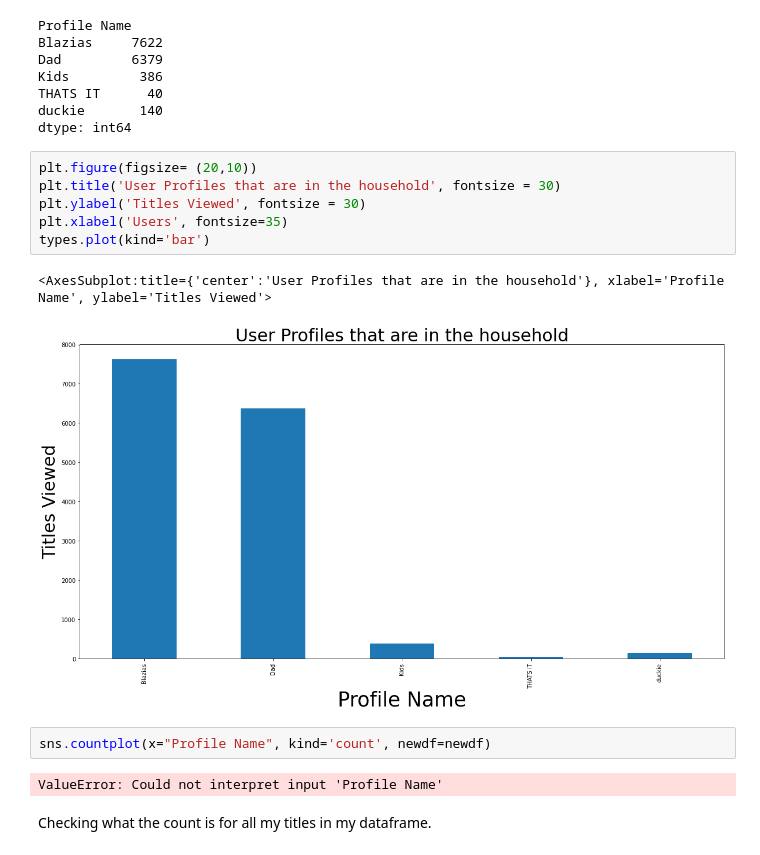
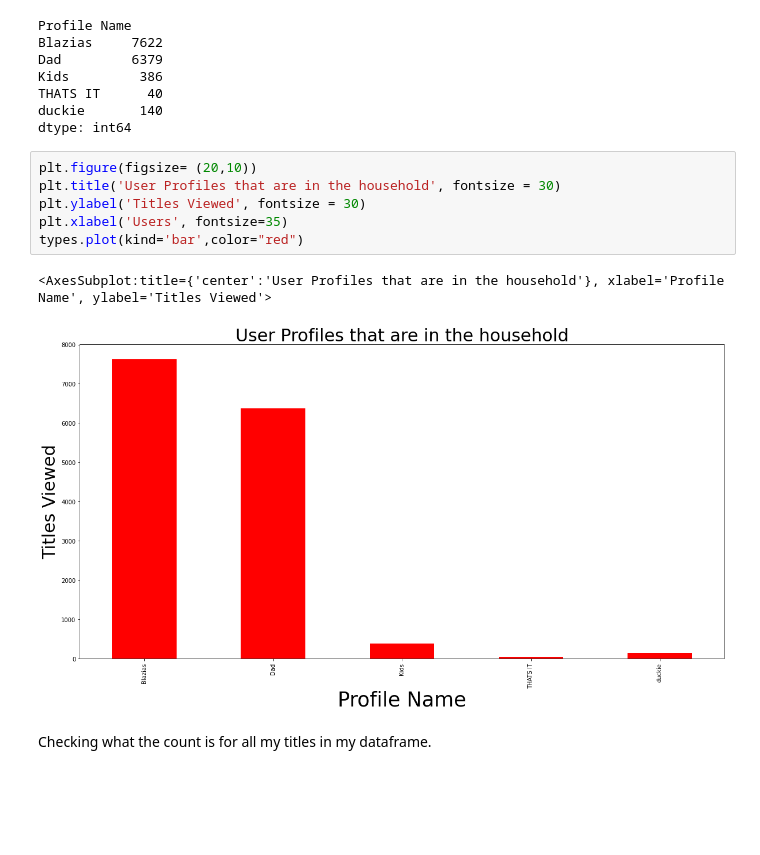
Before and after one commit to darrenc9828/My_Netflix_data_analysis, a Jupyter notebook: My_Netflix_data_analysis.ipynb, the cells around one changed output. Drawn from its saved outputs; the diff is of its cells as text; blank space fills up the shorter version.

```diff
--- a/My_Netflix_data_analysis.ipynb
+++ b/My_Netflix_data_analysis.ipynb
@@ -249,16 +249,12 @@ dtype: int64
 # %%
 plt.figure(figsize= (20,10))
 plt.title('User Profiles that are in the household', fontsize = 30)
 plt.ylabel('Titles Viewed', fontsize = 30)
 plt.xlabel('Users', fontsize=35)
-types.plot(kind='bar')
+types.plot(kind='bar',color="red")
 # %% [output]
 <AxesSubplot:title={'center':'User Profiles that are in the household'}, xlabel='Profile Name', ylabel='Titles Viewed'>
-[figure, old version]
+[figure, new version]
-# %%
-sns.countplot(x="Profile Name", kind='count', newdf=newdf)
-# %% [output]
-ValueError: Could not interpret input 'Profile Name'
 # %% [markdown]
 Checking what the count is for all my titles in my dataframe.
 # %%
```
Also changed, not shown: parts of 3 cells of this notebook.
